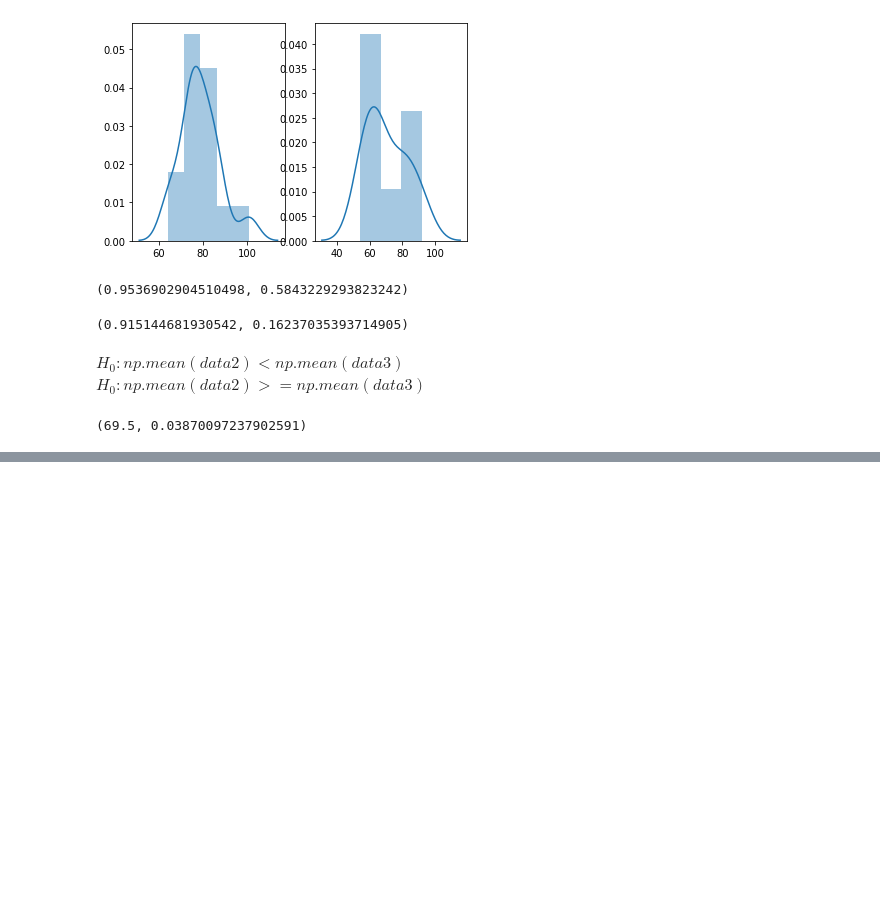
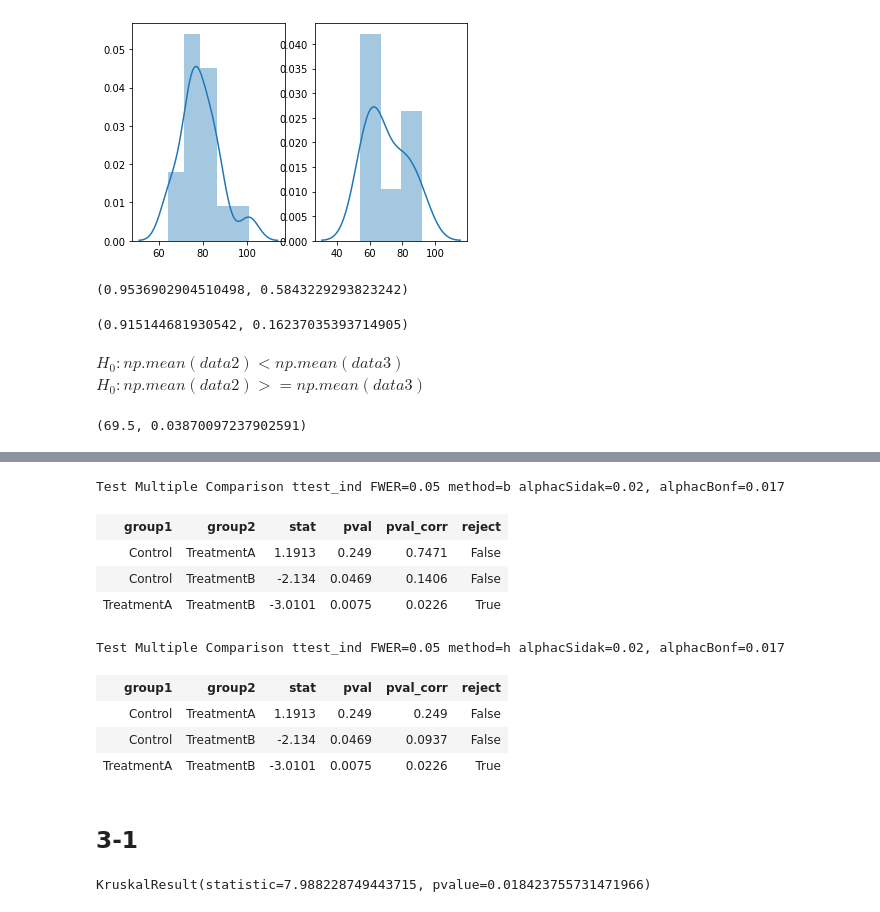
Before and after one commit to longfengpili/statsintro_python, a Jupyter notebook: 第八章、练习题.ipynb, the cells around one changed output, grey strips where cells are left out. Saved outputs shown, nothing was run; the diff lists cells and outputs as text; code cells hidden in the pictures; blank space fills up the shorter version.

```diff
--- a/第八章、练习题.ipynb
+++ b/第八章、练习题.ipynb
@@ -65,0 +167,20 @@ tval, p
+# %%
+mc.allpairtest(st.ttest_ind, method='b')[0]
+mc.allpairtest(st.ttest_ind, method='h')[0]
+# %% [output]
+Test Multiple Comparison ttest_ind FWER=0.05 method=b alphacSidak=0.02, alphacBonf=0.017
+| group1 | group2 | stat | pval | pval_corr | reject |
+| Control | TreatmentA | 1.1913 | 0.249 | 0.7471 | False |
+| Control | TreatmentB | -2.134 | 0.0469 | 0.1406 | False |
+| TreatmentA | TreatmentB | -3.0101 | 0.0075 | 0.0226 | True |
+Test Multiple Comparison ttest_ind FWER=0.05 method=h alphacSidak=0.02, alphacBonf=0.017
+| group1 | group2 | stat | pval | pval_corr | reject |
+| Control | TreatmentA | 1.1913 | 0.249 | 0.249 | False |
+| Control | TreatmentB | -2.134 | 0.0469 | 0.0937 | False |
+| TreatmentA | TreatmentB | -3.0101 | 0.0075 | 0.0226 | True |
+# %% [markdown]
+## 3-1
+# %%
+st.kruskal(control, t_a, t_b)
+# %% [output]
+KruskalResult(statistic=7.988228749443715, pvalue=0.018423755731471966)
```
Also changed, not shown: parts of 14 cells of this notebook, 1 other file.
